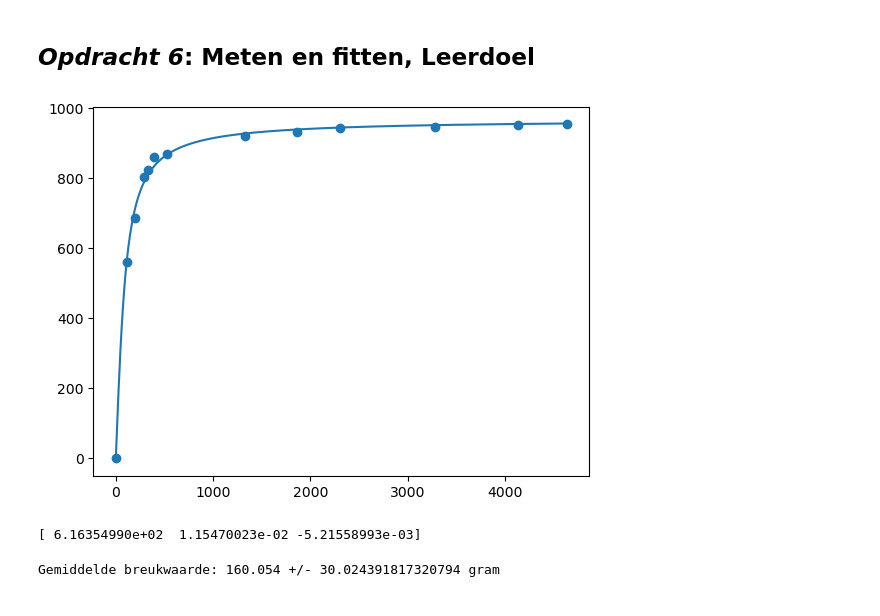
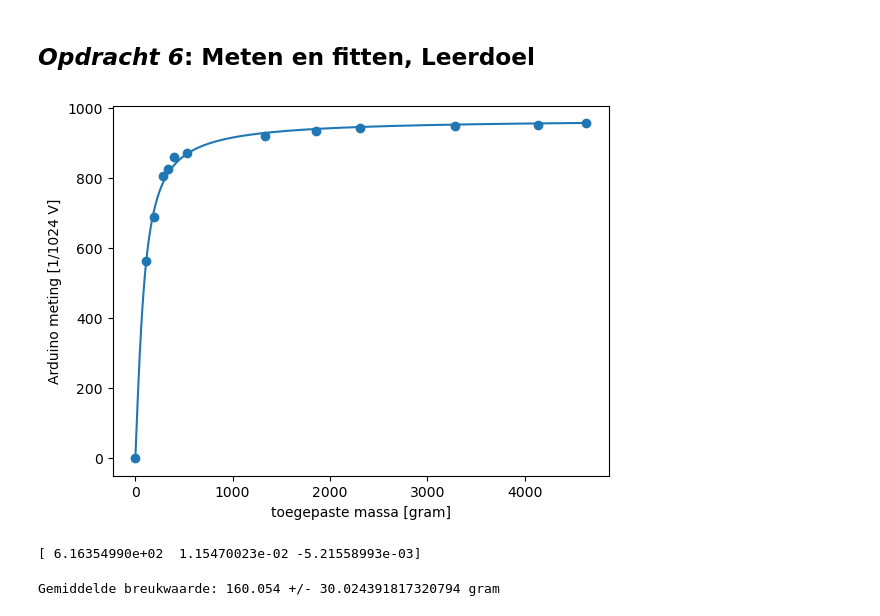
Before and after one commit to fKogelTU/opdrachten-DEF-D, a Jupyter notebook: FysiekeOntwerpopdrachten/1KalibreerEenSensorDigitaalAnaloog/DEFOntwerpopdracht1KalibreerEenSensorInvulTemplate.ipynb, the cells around one changed output. Saved outputs shown, nothing was run; the diff lists cells and outputs as text; code cells hidden in the pictures.

```diff
--- a/FysiekeOntwerpopdrachten/1KalibreerEenSensorDigitaalAnaloog/DEFOntwerpopdracht1KalibreerEenSensorInvulTemplate.ipynb
+++ b/FysiekeOntwerpopdrachten/1KalibreerEenSensorDigitaalAnaloog/DEFOntwerpopdracht1KalibreerEenSensorInvulTemplate.ipynb
@@ -82,19 +82,23 @@ measurements = np.array([0, 561, 688, 805, 825, 860, 870, 920, 933, 943, 947, 95
 # %%
 # Plot hier de meting en fit een lijn door de metingen.
 # Maak gebruik van wat je geleerd hebt bij het practicum.
 def fitFunc(weight, a, b, c):
     return a * np.arctan(b*weight+c)
 
 val, cov = curve_fit(fitFunc, weights, measurements, p0=[1000, 1, -50])
 
 weightTest = np.linspace(weights[0], weights[-1], 1000)
 measTest = fitFunc(weightTest, val[0], val[1], val[2])
 plt.scatter(weights, measurements)
 plt.plot(weightTest, measTest)
+plt.xlabel("toegepaste massa [gram]")
+plt.ylabel("Arduino meting [1/1024 V]")
 plt.show()
 print(val)
+
+# Het valt zeker op dat de curve hard afvlakt, hierdoor hebben we er weinig aan bij gewichten > 1kg
 # %% [output]
-[figure, old version]
+[figure, new version]
 [ 6.16354990e+02  1.15470023e-02 -5.21558993e-03]
 # %%
 # Nu meten we bij welk gewicht de tandenstoker breekt
```
Also changed, not shown: parts of 4 cells of this notebook.
